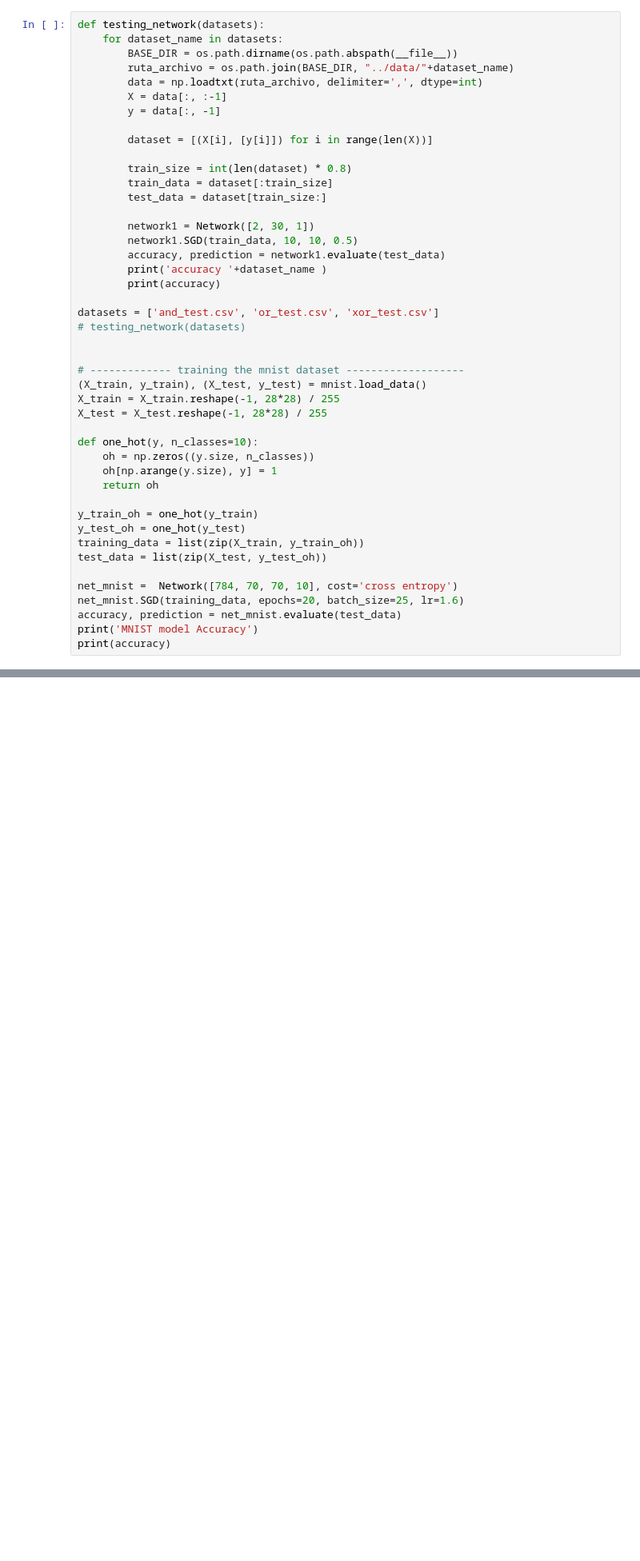
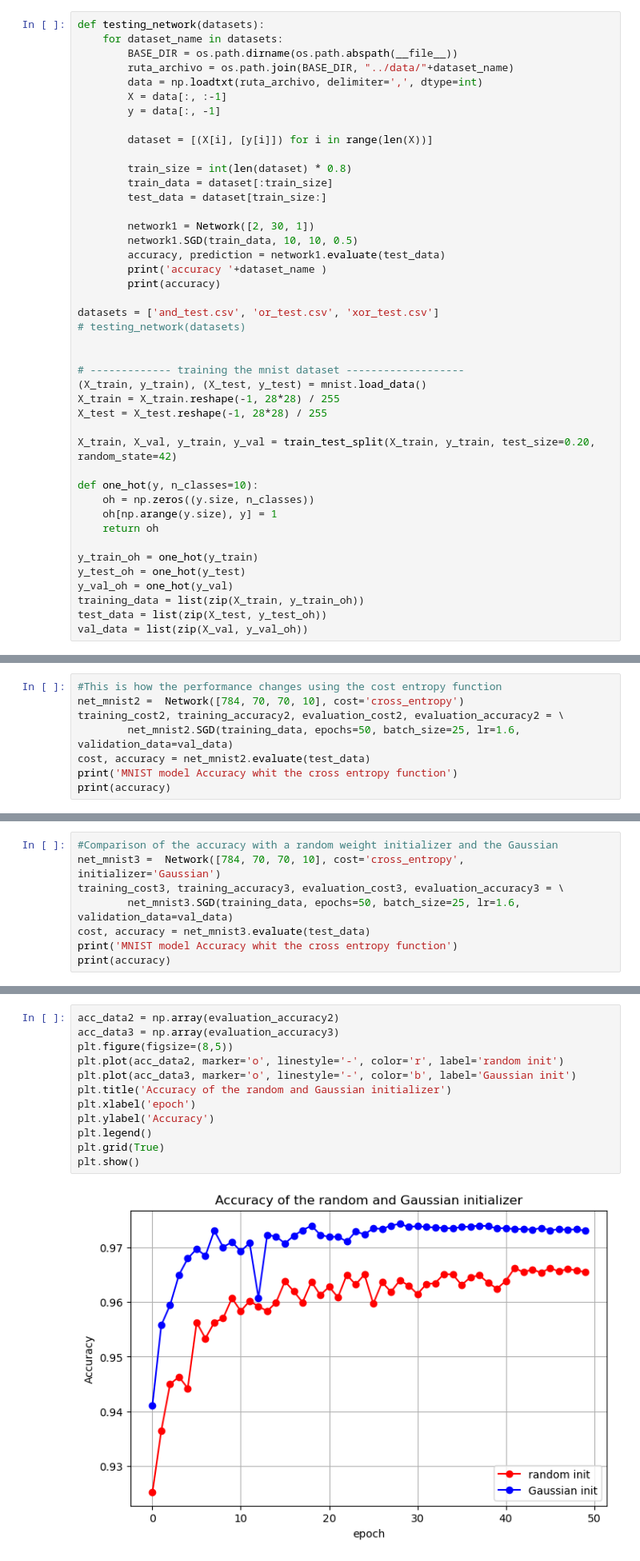
Before and after one commit to Miguel9Angel/Neural-Network, a Jupyter notebook: notebooks/testing_models.ipynb, the cells around one changed output, grey strips where cells are left out. Shown: that part at 80% size. Cells and saved outputs as stored; diff of their text form; blank space fills up the shorter version.

Commit message:
ploting the difference on the accury after changin the hyperparameter of the nueral network

```diff
--- a/notebooks/testing_models.ipynb
+++ b/notebooks/testing_models.ipynb
@@ -37,6 +39,8 @@ datasets = ['and_test.csv', 'or_test.csv', 'xor_test.csv']
 X_train = X_train.reshape(-1, 28*28) / 255
 X_test = X_test.reshape(-1, 28*28) / 255
 
+X_train, X_val, y_train, y_val = train_test_split(X_train, y_train, test_size=0.20, random_state=42)
+
 def one_hot(y, n_classes=10):
     oh = np.zeros((y.size, n_classes))
     oh[np.arange(y.size), y] = 1
@@ -44,11 +48,7 @@ def one_hot(y, n_classes=10):
 
 y_train_oh = one_hot(y_train)
 y_test_oh = one_hot(y_test)
+y_val_oh = one_hot(y_val)
 training_data = list(zip(X_train, y_train_oh))
 test_data = list(zip(X_test, y_test_oh))
-
-net_mnist =  Network([784, 70, 70, 10], cost='cross entropy')
-net_mnist.SGD(training_data, epochs=20, batch_size=25, lr=1.6)
-accuracy, prediction = net_mnist.evaluate(test_data)
-print('MNIST model Accuracy')
-print(accuracy)
+val_data = list(zip(X_val, y_val_oh))
@@ -57,0 +66,8 @@ MNIST model Accuracy
+# %%
+#This is how the performance changes using the cost entropy function
+net_mnist2 =  Network([784, 70, 70, 10], cost='cross_entropy')
+training_cost2, training_accuracy2, evaluation_cost2, evaluation_accuracy2 = \
+        net_mnist2.SGD(training_data, epochs=50, batch_size=25, lr=1.6, validation_data=val_data)
+cost, accuracy = net_mnist2.evaluate(test_data)
+print('MNIST model Accuracy whit the cross entropy function')
+print(accuracy)
@@ -57,0 +95,8 @@ MNIST model Accuracy
+# %%
+#Comparison of the accuracy with a random weight initializer and the Gaussian
+net_mnist3 =  Network([784, 70, 70, 10], cost='cross_entropy', initializer='Gaussian')
+training_cost3, training_accuracy3, evaluation_cost3, evaluation_accuracy3 = \
+        net_mnist3.SGD(training_data, epochs=50, batch_size=25, lr=1.6, validation_data=val_data)
+cost, accuracy = net_mnist3.evaluate(test_data)
+print('MNIST model Accuracy whit the cross entropy function')
+print(accuracy)
@@ -57,0 +106,14 @@ MNIST model Accuracy
+# %%
+acc_data2 = np.array(evaluation_accuracy2)
+acc_data3 = np.array(evaluation_accuracy3)
+plt.figure(figsize=(8,5))
+plt.plot(acc_data2, marker='o', linestyle='-', color='r', label='random init')
+plt.plot(acc_data3, marker='o', linestyle='-', color='b', label='Gaussian init')
+plt.title('Accuracy of the random and Gaussian initializer')
+plt.xlabel('epoch')
+plt.ylabel('Accuracy')
+plt.legend()
+plt.grid(True)
+plt.show()
+# %% [output]
+[figure, added]
```
Also changed, not shown: parts of 13 cells of this notebook, 1 other file.
